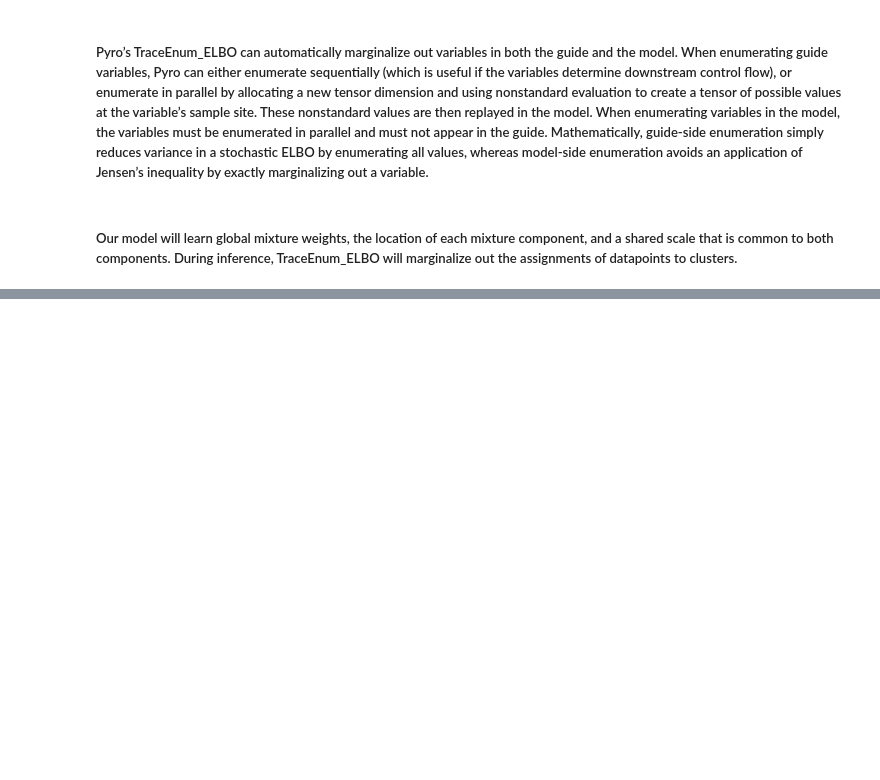
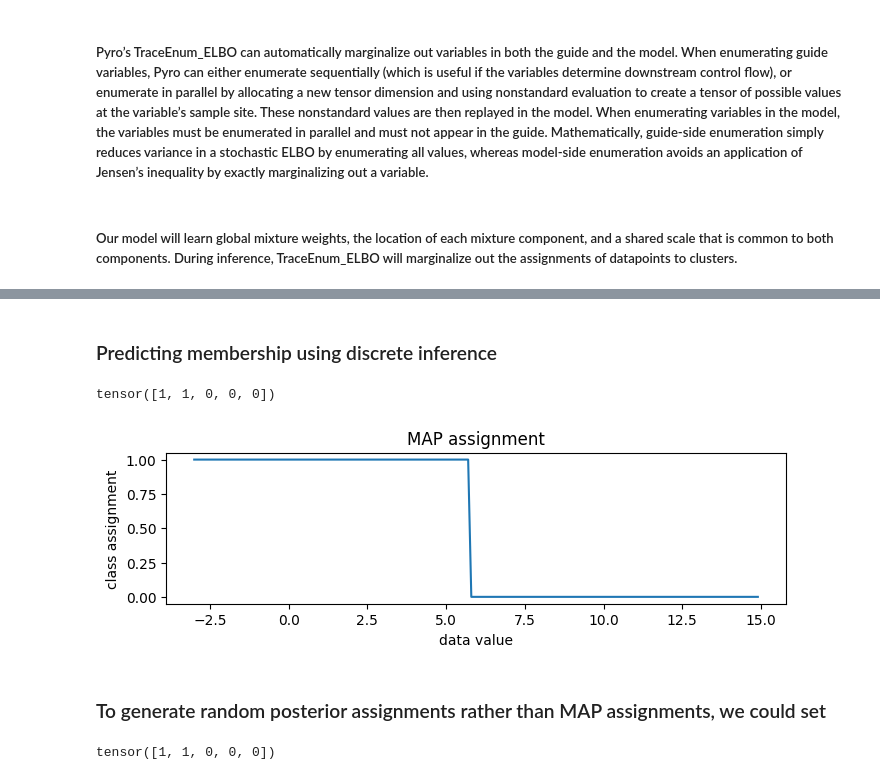
Before and after one commit to drclab/GP_VAE, a Jupyter notebook: drclab/Pyro/svi_GM_00.ipynb, the cells around one changed output, grey strips where cells are left out. Drawn from its saved outputs; the diff is of its cells as text; code cells hidden in the pictures; blank space fills up the shorter version.

Commit message:
temperature

```diff
--- a/drclab/Pyro/svi_GM_00.ipynb
+++ b/drclab/Pyro/svi_GM_00.ipynb
@@ -38,0 +163,2 @@ def model(data):
+# %% [markdown]
+### Predicting membership using discrete inference
@@ -38,0 +170,29 @@ def model(data):
+# %%
+inferred_model = infer_discrete(trained_model, temperature=0, first_available_dim=-2) # avoid conflicting with data palte -1
+trace = poutine.trace(inferred_model).get_trace(data)
+trace.nodes['assignment']['value']
+# %% [output]
+tensor([1, 1, 0, 0, 0])
+# %%
+def classify(data, temperature=0):
+    inferred_model = infer_discrete(trained_model, temperature=0, first_available_dim=-2) # avoid conflicting with data palte -1
+    trace = poutine.trace(inferred_model).get_trace(data)
+    return trace.nodes['assignment']['value']
+# %%
+new_data = torch.arange(-3, 15, 0.1)
+# %%
+assignment = classify(new_data)
+# %%
+pyplot.figure(figsize=(8, 2), dpi=100).set_facecolor('white')
+pyplot.plot(new_data.numpy(), assignment.numpy())
+pyplot.title('MAP assignment')
+pyplot.xlabel('data value')
+pyplot.ylabel('class assignment');
+# %% [output]
+[figure, added]
+# %% [markdown]
+### To generate random posterior assignments rather than MAP assignments, we could set
+# %%
+classify(data, temperature=1)
+# %% [output]
+tensor([1, 1, 0, 0, 0])
```
Also changed, not shown: parts of 25 cells of this notebook.
